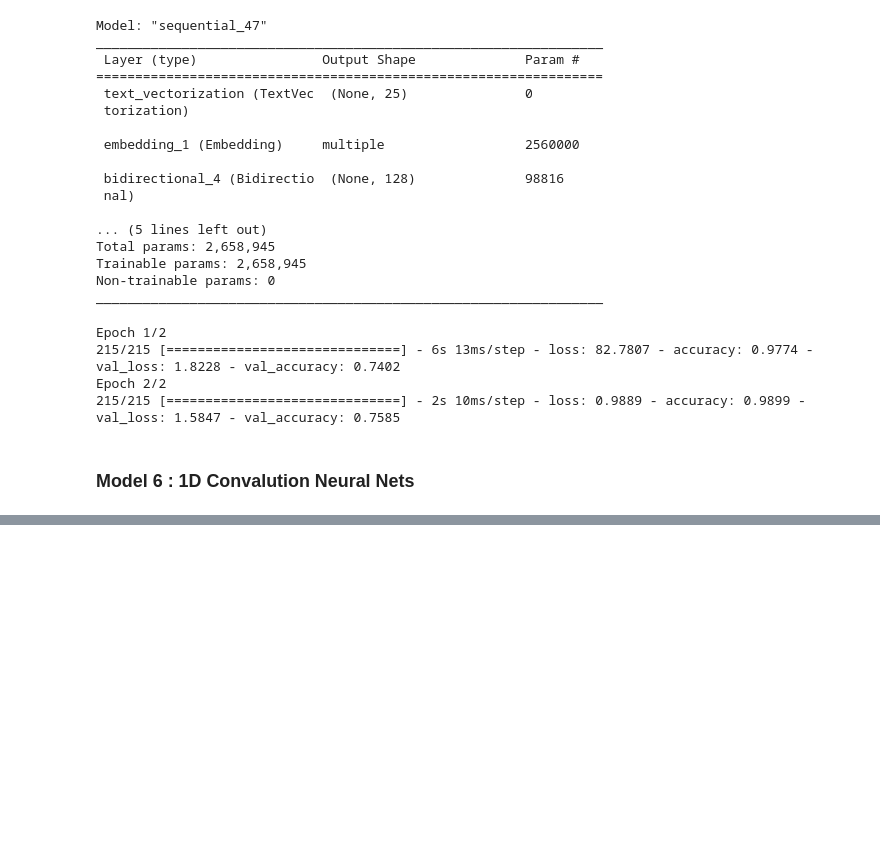
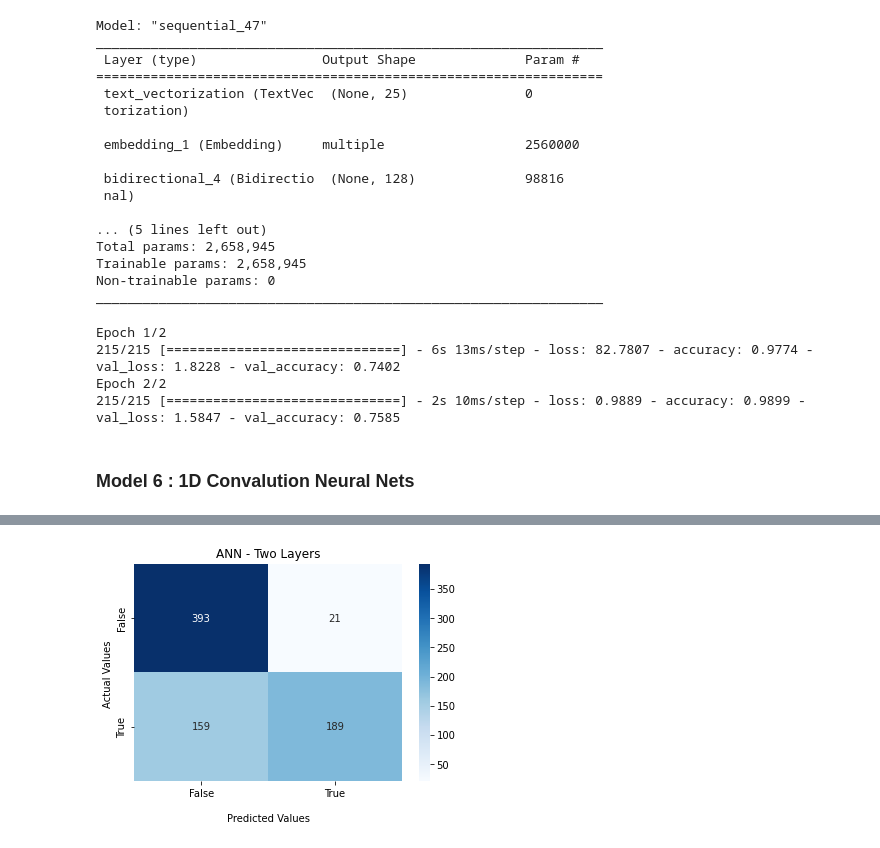
Before and after one commit to Hrithik2212/Disaster-Tweet-Analysis-with-Tensoflow-NLP, a Jupyter notebook: Disaster_Tweet_Analysis.ipynb, the cells around one changed output, grey strips where cells are left out. Cells and saved outputs as stored; diff of their text form; code cells hidden in the pictures; blank space fills up the shorter version.

```diff
--- a/Disaster_Tweet_Analysis.ipynb
+++ b/Disaster_Tweet_Analysis.ipynb
@@ -655,0 +937,4 @@ Epoch 2/2
+# %%
+plot_confusion_matrix(Model_1, 'ANN - Two Layers')
+# %% [output]
+[figure, added]
```
Also changed, not shown: parts of 33 cells of this notebook.
